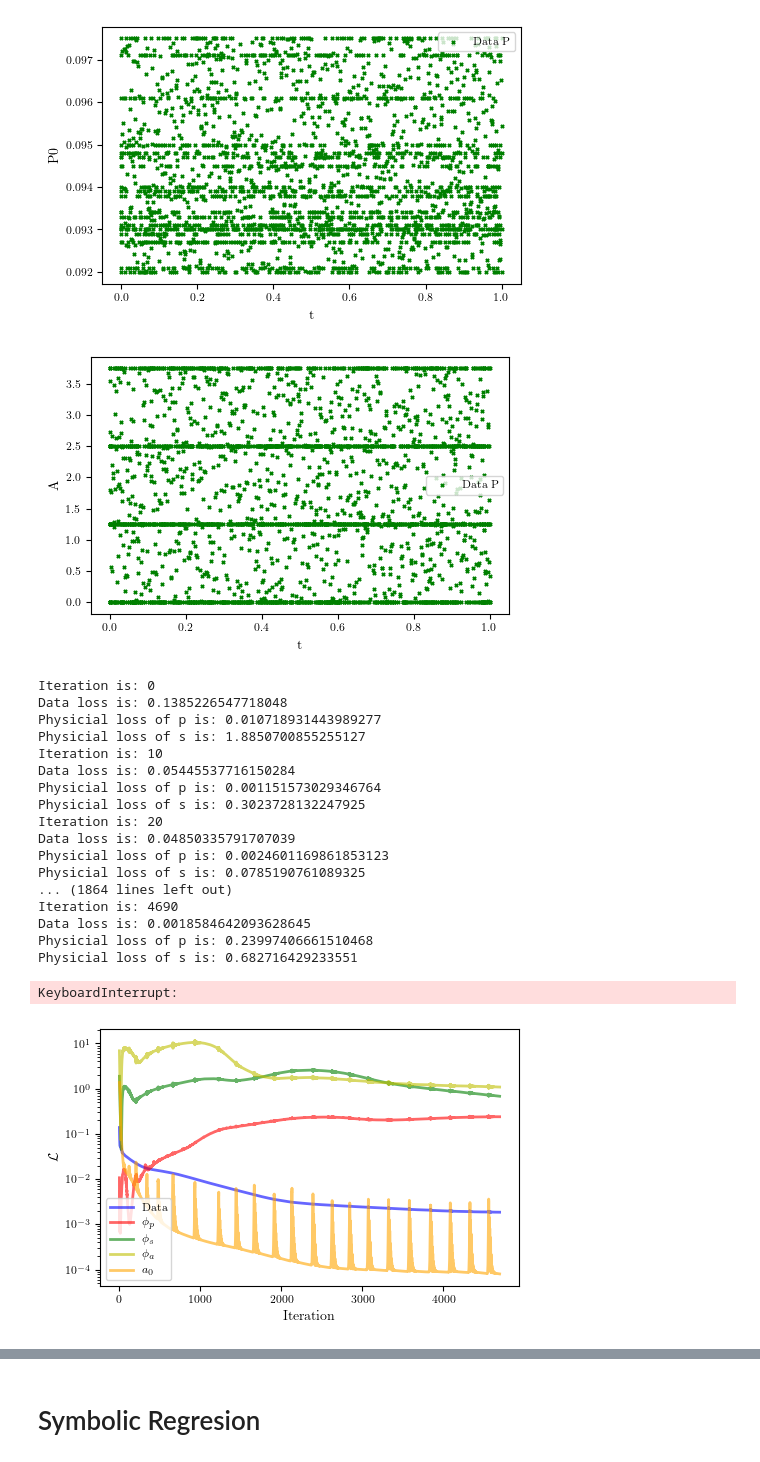
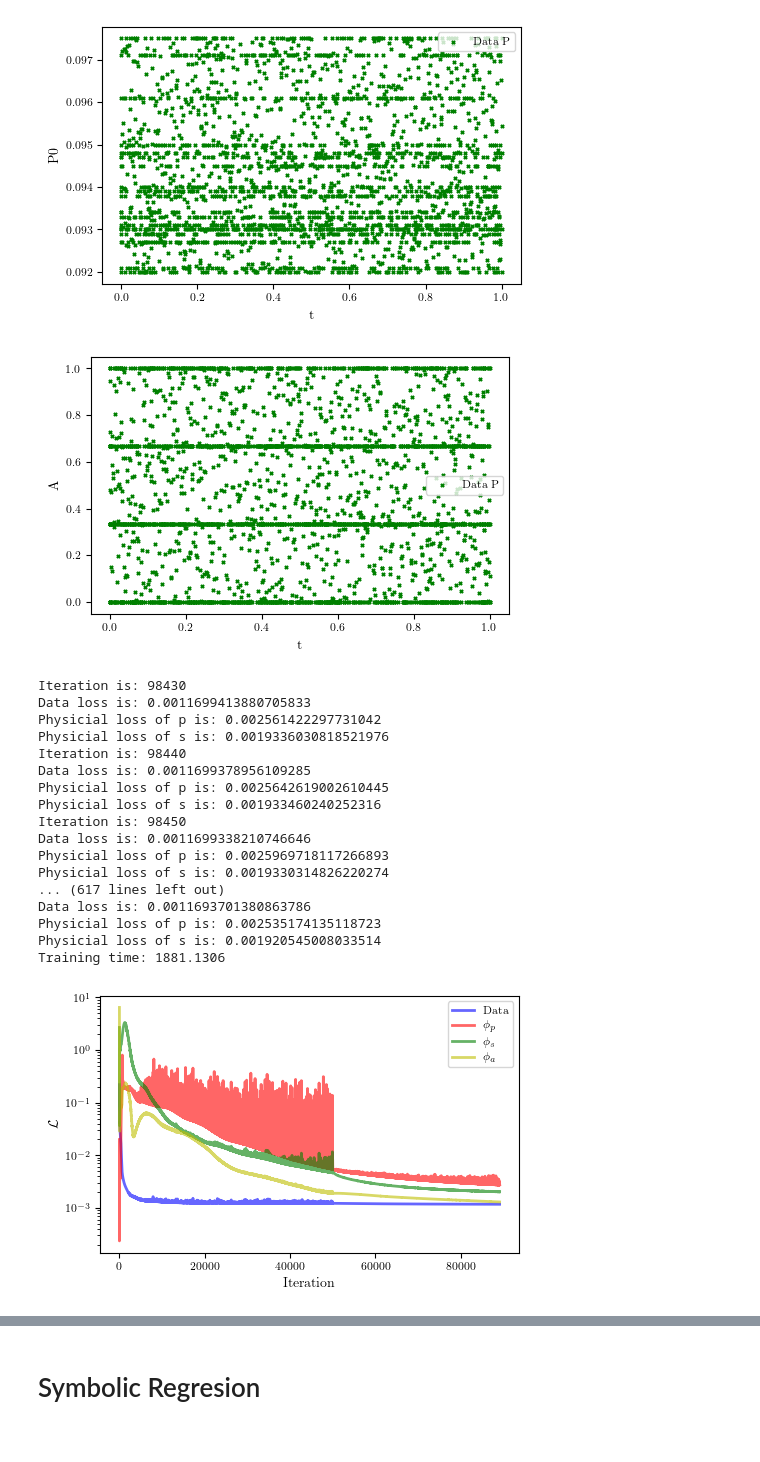
Before and after one commit to JuliaVicens/Bacterial_Growth, a Jupyter notebook: 22_ED_PSA_Kanamycin/PSA_cleandata_ln(f(S))_ln(f(A)).ipynb, the cells around one changed output, grey strips where cells are left out. Cells and saved outputs as stored; diff of their text form; code cells hidden in the pictures.

```diff
--- a/22_ED_PSA_Kanamycin/PSA_cleandata_ln(f(S))_ln(f(A)).ipynb
+++ b/22_ED_PSA_Kanamycin/PSA_cleandata_ln(f(S))_ln(f(A)).ipynb
@@ -133,7 +133,8 @@ T_max=max(T_exp)
 T_exp=T_exp/max(T_exp)
 N_exp=P_exp.shape[1]
 n=np.array([P0_exp.shape[1],P1_exp.shape[1],P2_exp.shape[1],P3_exp.shape[1]])
-A=np.array([0, 1.25, 2.50, 3.75])
+A_orig=np.array([0, 1.25, 2.50, 3.75])
+A=(A_orig-min(A_orig))/max(A_orig)
 N_exp,T_max, T_exp.shape, P_exp.shape, 342*23
 # %% [output]
 (19, 231399.5, (342,), (342, 19), 7866)
@@ -292,7 +297,7 @@ plt.ylabel('A')
 # plt.savefig('figures/P_phi.pdf')
 plt.show()
 # %% [output]
-[figure, old version]
+[figure, new version]
 # %%
 np.random.seed(seed=1234)
 tf.random.set_seed(1234)
@@ -387,12 +392,12 @@ def train_step(W_p, b_p,  W_phi, b_phi,  W_a, b_a,  X_u_train_tf, P_train_tf, X_
 
         u_00 = net(xx01_tf, W_p, b_p)
         s_00=tf.exp(u_00[:,1:2])
-        u_00 = net(xx01_tf, W_p, b_p)
+        u_00 = net(xx01_tf[:N_exp], W_p, b_p)
         a_00=tf.exp(u_00[:,2:3])
 
         loss_p = tf.square(lambda_b*(p_nn - P_train_tf))
         loss_0s = tf.square(lambda_0[:,0:1]*(s_00 - uu01_s_tf))
-        loss_0a = tf.square(lambda_0[:,1:2]*(a_00 - uu01_a_tf))
+        loss_0a = tf.square(lambda_0[:N_exp:,1:2]*(a_00 - xx01_tf[:N_exp,2:3]))
         loss_fp = tf.square(lambda_r[:,0:1]*f_p)
         loss_fs = tf.square(lambda_r[:,1:2]*f_s)
         loss_fa = tf.square(lambda_r[:,2:3]*f_a)
@@ -419,8 +424,8 @@ def train_step(W_p, b_p,  W_phi, b_phi,  W_a, b_a,  X_u_train_tf, P_train_tf, X_
     opt.apply_gradients(zip([-grads_0], [lambda_0]))
 
 
-    # return loss, tf.reduce_mean(tf.square((p_nn - P_train_tf))), tf.reduce_mean(tf.square(f_p)), tf.reduce_mean(tf.square(f_s)), tf.reduce_mean(tf.square(f_a)), tf.reduce_mean(tf.square((a_00 - xx01_tf[:N_exp,2:3])))
-    return loss, tf.reduce_mean(tf.square((p_nn - P_train_tf))), tf.reduce_mean(tf.square(f_p)), tf.reduce_mean(tf.square(f_s)), tf.reduce_mean(tf.square(f_a)), tf.reduce_mean(tf.square((a_00 - uu01_a_tf)))
+    return loss, tf.reduce_mean(tf.square((p_nn - P_train_tf))), tf.reduce_mean(tf.square(f_p)), tf.reduce_mean(tf.square(f_s)), tf.reduce_mean(tf.square(f_a)), tf.reduce_mean(tf.square((a_00 - xx01_tf[:N_exp,2:3])))
+    # return loss, tf.reduce_mean(tf.square((p_nn - P_train_tf))), tf.reduce_mean(tf.square(f_p)), tf.reduce_mean(tf.square(f_s)), tf.reduce_mean(tf.square(f_a)), tf.reduce_mean(tf.square((a_00 - uu01_a_tf)))
 
 
 
@@ -477,10 +482,8 @@ def train_dynamic_step( W_phi, b_phi,  W_a, b_a, X_f_train_tf, lambda_r, lnv, op
 lr = 3e-3
 
 
-
-
 optimizer = tf.optimizers.Adam(learning_rate=lr)
-optimizer2 = tf.optimizers.Adam(learning_rate=lr/10)
+optimizer2 = tf.optimizers.Adam(learning_rate=lr/30)
 # optimizer3 = tf.optimizers.Adam(learning_rate=lr/100)
 # optimizer3 = tf.keras.optimizers.SGD(learning_rate=1e-4, momentum=0.9)
 optimizer3 = tf.optimizers.Adam(learning_rate=lr/40)
@@ -503,16 +506,16 @@ train_step_1 = tf.function(train_step).get_concrete_function(W_p, b_p, W_phi, b_
 train_step_2 = tf.function(train_step).get_concrete_function(W_p, b_p, W_phi, b_phi, W_a, b_a, X_u_train_tf, P_train_tf, X_f_train_tf, xx01_tf, uu01_s_tf, uu01_a_tf, lambda_r, lambda_b, lambda_0, lnv, optimizer2)
 train_step_3 = tf.function(train_dynamic_step).get_concrete_function(W_phi, b_phi,  W_a, b_a, X_f_train_tf, lambda_r, lnv, optimizer2)
 # %%
-Nmax=2*10**5
+Nmax=10**5
 
 
 while it <= Nmax:
-    if it<10**5:
+    if it<5*10**4:
         loss_, loss_p, loss_fp, loss_fs, loss_fa, loss_f0a = train_step_1(W_p, b_p, W_phi, b_phi, W_a, b_a, X_u_train_tf, P_train_tf, X_f_train_tf, xx01_tf, uu01_s_tf, uu01_a_tf, lambda_r, lambda_b, lambda_0, lnv)
-    elif it< 2*10**5:
+    else:
         loss_, loss_p, loss_fp, loss_fs, loss_fa, loss_f0a = train_step_2(W_p, b_p, W_phi, b_phi, W_a, b_a, X_u_train_tf, P_train_tf, X_f_train_tf, xx01_tf, uu01_s_tf, uu01_a_tf, lambda_r, lambda_b, lambda_0, lnv)
-    else:
-        loss_, loss_p, loss_fp, loss_fs, loss_fa = train_step_3(W_phi, b_phi,  W_a, b_a, X_f_train_tf, lambda_r, lnv)
+    # else:
+    #     loss_, loss_p, loss_fp, loss_fs, loss_fa = train_step_3(W_phi, b_phi,  W_a, b_a, X_f_train_tf, lambda_r, lnv)
 
     loss.append(loss_)
     loss_d.append(loss_p)
@@ -541,54 +544,53 @@ while it <= Nmax:
 elapsed = time.time() - start_time
 print('Training time: %.4f' % (elapsed))
 # %% [output]
-Iteration is: 0
-Data loss is: 0.1385226547718048
-Physicial loss of p is: 0.010718931443989277
-Physicial loss of s is: 1.8850700855255127
-Iteration is: 10
-Data loss is: 0.05445537716150284
-Physicial loss of p is: 0.001151573029346764
-Physicial loss of s is: 0.3023728132247925
-Iteration is: 20
-Data loss is: 0.04850335791707039
-Physicial loss of p is: 0.0024601169861853123
-Physicial loss of s is: 0.0785190761089325
-... (1864 lines left out)
-Iteration is: 4690
-Data loss is: 0.0018584642093628645
-Physicial loss of p is: 0.23997406661510468
-Physicial loss of s is: 0.682716429233551
+Iteration is: 98430
+Data loss is: 0.0011699413880705833
+Physicial loss of p is: 0.002561422297731042
+Physicial loss of s is: 0.0019336030818521976
+Iteration is: 98440
+Data loss is: 0.0011699378956109285
+Physicial loss of p is: 0.0025642619002610445
+Physicial loss of s is: 0.001933460240252316
+Iteration is: 98450
+Data loss is: 0.0011699338210746646
+Physicial loss of p is: 0.0025969718117266893
+Physicial loss of s is: 0.0019330314826220274
+... (617 lines left out)
+Data loss is: 0.0011693701380863786
+Physicial loss of p is: 0.002535174135118723
+Physicial loss of s is: 0.001920545008033514
+Training time: 1881.1306
-KeyboardInterrupt:
 # %%
 Nmax=len(loss)
 ep = np.arange(0,Nmax, 1)
 loss_list = [loss[i].numpy() for i in range(0,Nmax)]
 loss_data_list = [loss_d[i].numpy() for i in range(0,Nmax)]
 loss_phip_list = [loss_fisp[i].numpy() for i in range(0,Nmax)]
 loss_phis_list = [loss_fiss[i].numpy() for i in range(0,Nmax)]
 loss_phia_list = [loss_fisa[i].numpy() for i in range(0,Nmax)]
 loss_0_list = [loss_0[i].numpy() for i in range(0,Nmax)]
 
 
 
 
 
 plt.semilogy(ep, np.asarray(loss_data_list), 'b-', linewidth = 2, alpha=0.6, label = 'Data')
 plt.semilogy(ep, np.asarray(loss_phip_list), 'r-', linewidth = 2, alpha=0.6, label = '$\phi_p$')
 plt.semilogy(ep, np.asarray(loss_phis_list), 'g-', linewidth = 2, alpha=0.6, label = '$\phi_s$')
 plt.semilogy(ep, np.asarray(loss_phia_list), 'y-', linewidth = 2, alpha=0.6, label = '$\phi_a$')
-plt.semilogy(ep, np.asarray(loss_0_list), color='orange', linestyle='-', linewidth = 2, alpha=0.6, label = '$a_0$')
+# plt.semilogy(ep, np.asarray(loss_0_list), color='orange', linestyle='-', linewidth = 2, alpha=0.6, label = '$a_0$')
 
 
 
 
 plt.xlabel('Iteration')
 plt.ylabel('$\mathcal{L}$')
 plt.legend()
 # plt.savefig('figures/loss_phi.pdf')
 plt.show()
 # %% [output]
-[figure, old version]
+[figure, new version]
 # %%
 lnv[0], tf.exp(lnv[0]), lnv[1], tf.exp(lnv[1])
 # %% [output]
```
Also changed, not shown: parts of 14 cells of this notebook.
